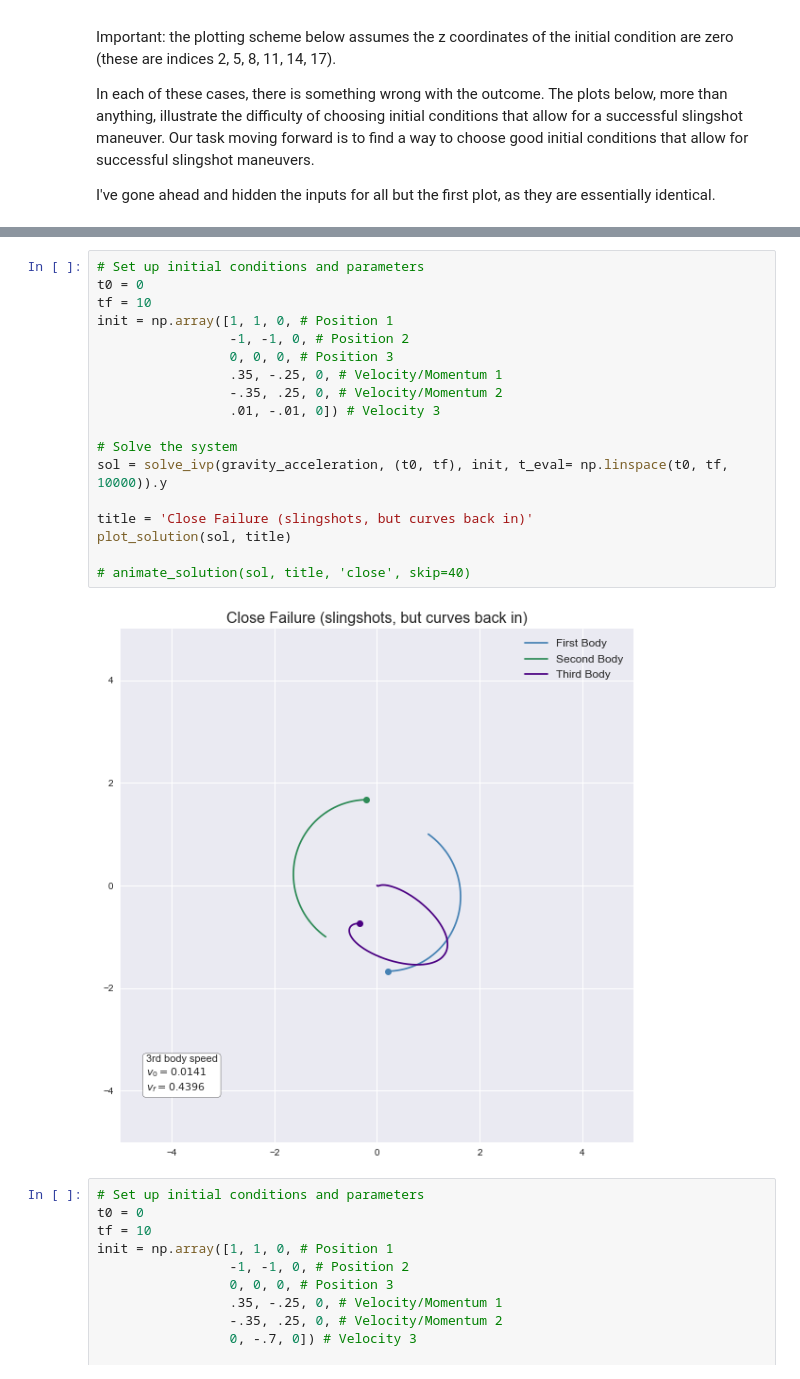
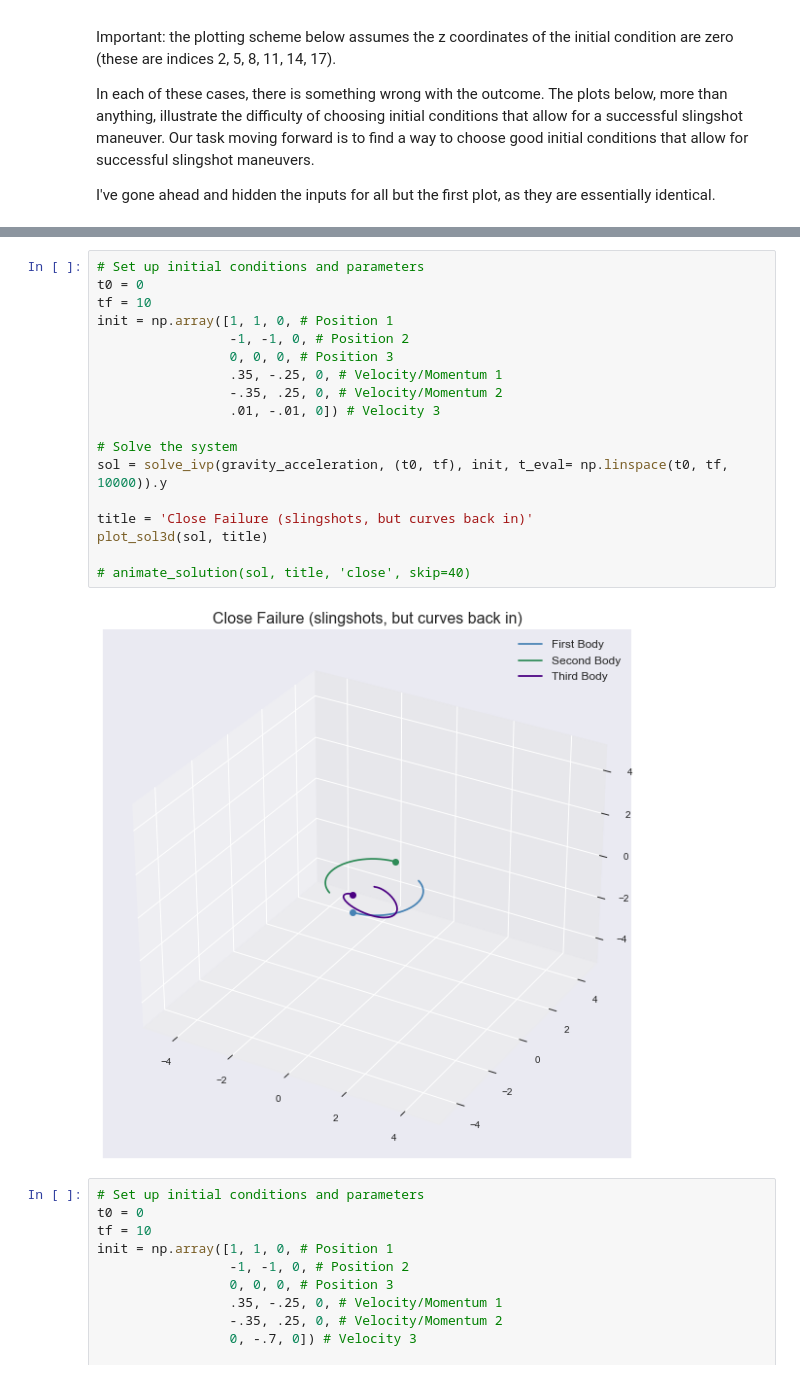
Before and after one commit to samcochran/optimal-spacecraft-control, a Jupyter notebook: Code/Sam.ipynb, the cells around one changed output, grey strips where cells are left out. Drawn from its saved outputs; the diff is of its cells as text.

```diff
--- a/Code/Sam.ipynb
+++ b/Code/Sam.ipynb
@@ -204,23 +204,23 @@ plot_solution(sol, title)
 # %%
 # Set up initial conditions and parameters
 t0 = 0
 tf = 10
 init = np.array([1, 1, 0, # Position 1
                  -1, -1, 0, # Position 2
                  0, 0, 0, # Position 3
                  .35, -.25, 0, # Velocity/Momentum 1
                  -.35, .25, 0, # Velocity/Momentum 2
                  .01, -.01, 0]) # Velocity 3
 
 # Solve the system
 sol = solve_ivp(gravity_acceleration, (t0, tf), init, t_eval= np.linspace(t0, tf, 10000)).y
 
 title = 'Close Failure (slingshots, but curves back in)'
-plot_solution(sol, title)
+plot_sol3d(sol, title)
 
 # animate_solution(sol, title, 'close', skip=40)
 # %% [output]
-[figure, old version]
+[figure, new version]
 # %%
 # Set up initial conditions and parameters
 t0 = 0
```
Also changed, not shown: parts of 5 cells of this notebook, 3 other files.
